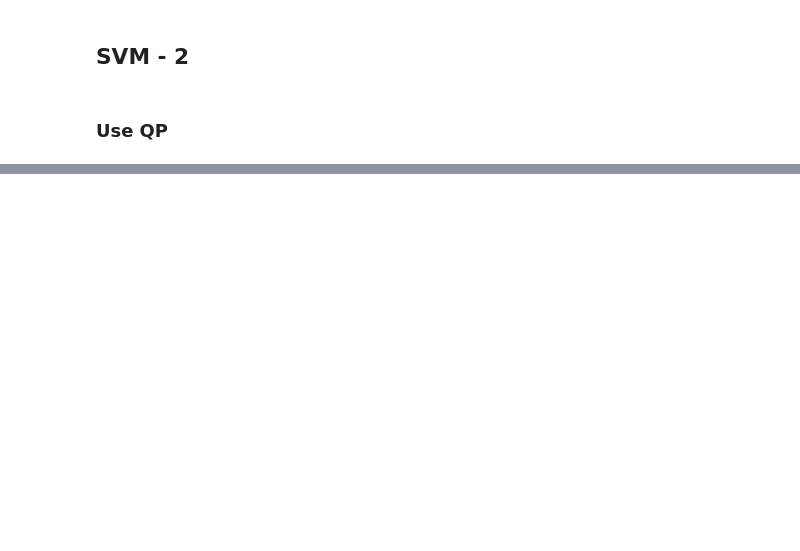
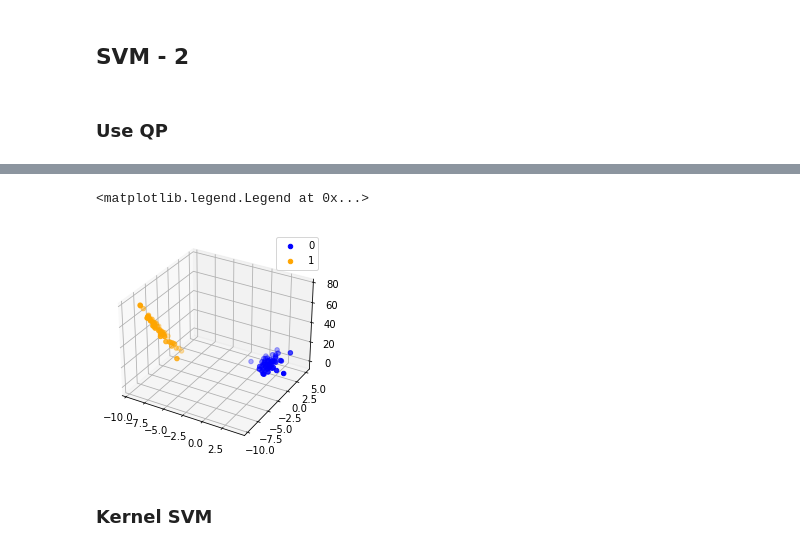
Before and after one commit to Justin900429/IT-used, a Jupyter notebook: SVM.ipynb, the cells around one changed output, grey strips where cells are left out. Cells and saved outputs as stored; diff of their text form; code cells hidden in the pictures; blank space fills up the shorter version.

```diff
--- a/SVM.ipynb
+++ b/SVM.ipynb
@@ -145,0 +170,17 @@ plt.plot(xx, yy)
+# %%
+import matplotlib.pyplot as plt
+from mpl_toolkits import mplot3d
+
+# 3d plot
+fig = plt.figure()
+ax = plt.axes(projection='3d')
+
+ax.scatter3D(X[y == 0][:, 0], X[y == 0][:, 1], X[y == 0][:, 2], color="blue", label="0")
+ax.scatter3D(X[y == 1][:, 0], X[y == 1][:, 1], X[y == 1][:, 2], color="orange", label="1")
+
+plt.legend()
+# %% [output]
+<matplotlib.legend.Legend at 0x...>
+[figure, added]
+# %% [markdown]
+### Kernel SVM
```
Also changed, not shown: parts of 14 cells of this notebook, 3 other files.
